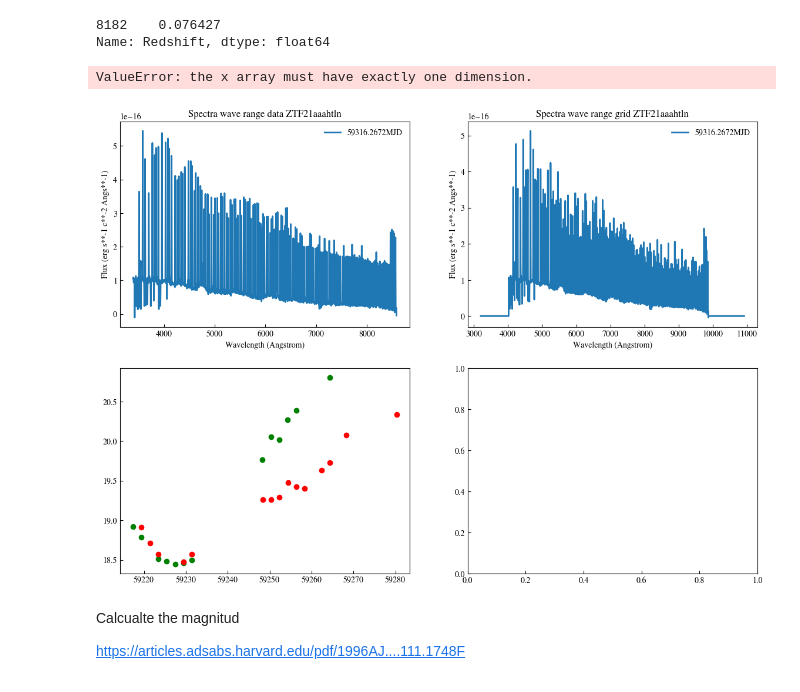
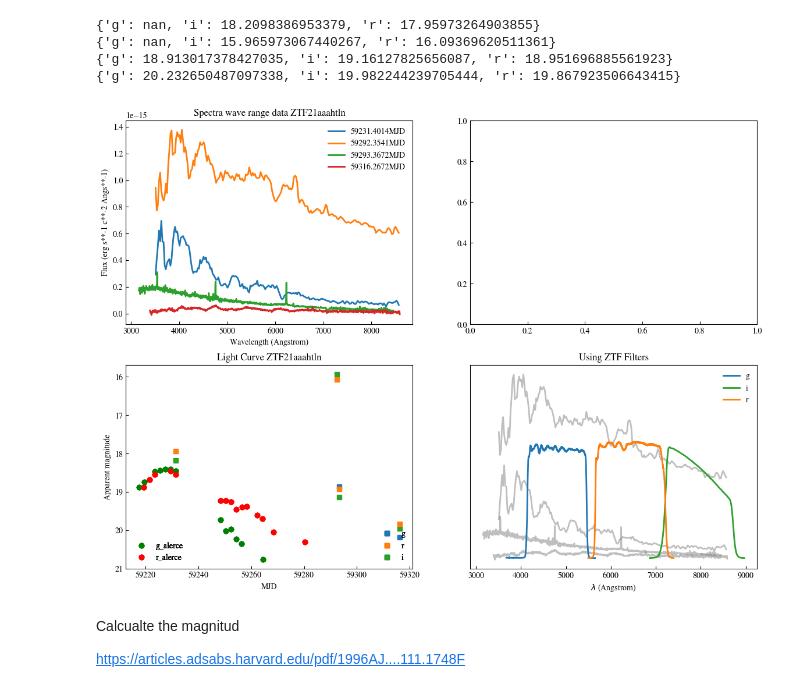
Before and after one commit to jurados/SNeMPhyVAE, a Jupyter notebook: ExamplesLightcurveAndFlux.ipynb, the cells around one changed output. Saved outputs shown, nothing was run; the diff lists cells and outputs as text; code cells hidden in the pictures.

```diff
--- a/ExamplesLightcurveAndFlux.ipynb
+++ b/ExamplesLightcurveAndFlux.ipynb
@@ -192,0 +294,3 @@ plt.show()
+# %%
+spectrum = raw_spectra.groupby('mjd').agg(list).reset_index()
+spectrum
@@ -230,4 +342,6 @@ def obtain_magnitude_flux(spectrum:pd.DataFrame,instrument:str) -> dict:
     return mags
+# %%
+spectrum = raw_spectra
 # %%
 instrument = 'ztf'
 if instrument == 'ztf':
@@ -238,8 +352,6 @@ else:
     bands = ['u','g','r','i','z','y']
 
 wave = np.array([4746.48, 6366.38])
-
-
 
 fig, ax = plt.subplots()
 for _, row in spectrum.iterrows():
@@ -252,7 +364,10 @@ for _, row in spectrum.iterrows():
     # This calculate the magnitude of the spectrum based on
     # the integration of the flux
 
-    magnitude_integrated = obtain_magnitude_flux(spectrum=row, instrument=instrument)
+    try:
+        magnitude_integrated = obtain_magnitude_flux(spectrum=row, instrument=instrument)
+    except:
+        continue
     for bandapass, magnitude in magnitude_integrated.items():
         ax.scatter(row.mjd,magnitude)
         if instrument == 'ztf':
@@ -279,2 +392,2 @@ for _, row in spectrum.iterrows():
 # %%
-spectra_metadata[spectra_metadata['IAU name'] == 'SN 2021gd']
+redshift = spectra_metadata[spectra_metadata['IAU name'] == 'SN 2021gd']['Redshift'].iloc[0]
@@ -285,9 +394,3 @@ spectra_metadata[spectra_metadata['IAU name'] == 'SN 2021gd']
-# %%
-correction_redshift = spectra_metadata[spectra_metadata['IAU name'] == 'SN 2021gd']['Redshift']
-correction_redshift
-# %% [output]
-8182    0.076427
-Name: Redshift, dtype: float64
 # %%
 instrument = 'ztf'
 if instrument == 'ztf':
@@ -297,16 +400,19 @@ else:
     colors = ['C0','C1','C2','C3','C4','C5']
     bands = ['u','g','r','i','z','y']
 
+wave = np.array([4746.48, 6366.38])
+
 fig, ((ax0,ax1),(ax2,ax3)) = plt.subplots(nrows=2,ncols=2, figsize=(14, 10))
-oid = spectrum.oid.unique()[0]
+oid = 'ZTF21aaahtln'
 for _, row in spectrum.iterrows():
 
     # This calculate the x-axis and y-axis of the spectrum
-    x_spectrum = np.linspace(row.lambda_data_min/(1+correction_redshift),row.lambda_data_max/(1+correction_redshift), len(row.flux_lambda))
-    y_spectrum = row.flux_lambda
+    #x_spectrum = np.linspace(row.lambda_data_min/(1+correction_redshift),row.lambda_data_max/(1+correction_redshift), len(row.flux_lambda))
+    x_spectrum = np.array(row['lambda'])/(1+redshift)
+    y_spectrum = row.flux_log10lambda_rolling
 
-    x_spectrum_grid = np.linspace(row.lambda_grid_min,row.lambda_grid_max, row.nlambda_grid)
-    y_spectrum_grid = interpolate_flux(row)
+    #x_spectrum_grid = np.linspace(row.lambda_grid_min,row.lambda_grid_max, row.nlambda_grid)
+    #y_spectrum_grid = interpolate_flux(row)
 
     ax0.plot(x_spectrum, y_spectrum,label=f'{row.mjd:.4f}MJD')
     ax0.set_ylabel('Flux (erg s**-1 c**-2 Angs**-1)')
@@ -317,59 +423,65 @@ for _, row in spectrum.iterrows():
     ax0.set_title(f'Spectra wave range data {oid}')
     ax0.legend(frameon=False)
 
-    ax1.plot(x_spectrum_grid, y_spectrum_grid,label=f'{row.mjd:.4f}MJD')
-    ax1.set_ylabel('Flux (erg s**-1 c**-2 Angs**-1)')
-    ax1.set_xlabel('Wavelength (Angstrom)')
-    ax1.set_title(f'Spectra wave range grid {oid}')
-    ax1.legend(frameon=False)
+    #ax1.plot(x_spectrum_grid, y_spectrum_grid,label=f'{row.mjd:.4f}MJD')
+    #ax1.set_ylabel('Flux (erg s**-1 c**-2 Angs**-1)')
+    #ax1.set_xlabel('Wavelength (Angstrom)')
+    #ax1.set_title(f'Spectra wave range grid {oid}')
+    #ax1.legend(frameon=False)
 
     for group_name, group in objective_ligtcurve.groupby('fid'):
         color = 'green' if group_name == 1 else 'red'
-        ax2.scatter(x=group.mjd, y=group.magpsf, color=color)
+        extinction_correction = extinction.ccm89(wave, 0.0375, 3.1)[0] if group_name == 1 else extinction.ccm89(wave, 0.0375, 3.1)[1]
+        ax2.scatter(x=group.mjd, y=group.magpsf - extinction_correction, color=color)
 
     # This calculate the magnitude of the spectrum based on
     # the integration of the flux
 
     magnitude_integrated = obtain_magnitude_flux(spectrum=row, instrument=instrument)
     for bandapass, magnitude in magnitude_integrated.items():
-        ax2.scatter(row.mjd,magnitude)
         if instrument == 'ztf':
             color = colors[0] if 'g' in bandapass else colors[1] if 'r' in bandapass else colors[2]
+            extinction_correction = extinction.ccm89(wave, 0.0375, 3.1)[0] if 'g' in bandapass else extinction.ccm89(wave, 0.0375, 3.1)[1]
             #label =
-            ax2.scatter(row.mjd,magnitude, marker='s',color = color)
+            ax2.scatter(row.mjd,magnitude - extinction_correction, marker='s',color = color)
         else:
             color = colors[0] if 'u' in bandapass else colors[1] if 'g' in bandapass else colors[2] if 'r' in bandapass else colors[3] if 'i' in bandapass else colors[4] if 'z' in bandapass else colors[5]
             ax2.scatter(row.mjd,magnitude, marker='s',color = color)
 
     handles = [mlines.Line2D([], [], c=color, marker='s',ls='') for color in colors]
     leg1 = ax2.legend(handles, bands, loc='lower right',frameon=False)
     ax2.add_artist(leg1)
     handles = [mlines.Line2D([], [], c=color, marker='o',ls='') for color in ['g', 'r']]
     leg2 = ax2.legend(handles, ['g_alerce', 'r_alerce'], loc='lower left',frameon=False)
     ax2.add_artist(leg2)
 
     ax2.yaxis.set_inverted(True)
     ax2.set_xlabel('MJD')
     ax2.set_ylabel('Apparent magnitude')
     ax2.set_title(f'Light Curve {oid}')
 
-idx_spec = 0
+
+    #x_spectrum = np.linspace(spectrum.iloc[idx_spec].lambda_data_min,spectrum.iloc[idx_spec].lambda_data_max,len(spectrum.iloc[idx_spec].flux_lambda))
+    #y_spectrum = np.array(spectrum.iloc[idx_spec].flux_lambda)*1e15
+    x_spectrum = np.array(row['lambda'])/(1+0.076427)
+    y_spectrum = np.array(row.flux_lambda) *1e15
+    ax3.plot(x_spectrum, y_spectrum, alpha = 0.5, color='gray')
 for band, sv in ztf_sv_dict.items():
     color = 'C0' if band == 'g' else 'C1' if band == 'r' else 'C2'
     x, y = zip(*ztf_sv_dict[band])
-    x_spectrum = np.linspace(spectrum.iloc[idx_spec].lambda_data_min,spectrum.iloc[idx_spec].lambda_data_max,len(spectrum.iloc[idx_spec].flux_lambda))
-    y_spectrum = np.array(spectrum.iloc[idx_spec].flux_lambda)*1e15
-    ax3.plot(x_spectrum, y_spectrum, alpha = 0.5, color='gray')
     ax3.plot(x,y,label=f'{band}', color=color)
-    ax3.set_xlabel(r'$\lambda$ (Angstrom)')
-    ax3.set_yticklabels([])
-    ax3.set_yticks([])
-    ax3.set_title('Using ZTF Filters')
+ax3.set_xlabel(r'$\lambda$ (Angstrom)')
+ax3.set_yticklabels([])
+ax3.set_yticks([])
+ax3.set_title('Using ZTF Filters')
 ax3.legend(frameon=False)
 plt.show()
 # %% [output]
-ValueError: the x array must have exactly one dimension.
+{'g': nan, 'i': 18.2098386953379, 'r': 17.95973264903855}
+{'g': nan, 'i': 15.965973067440267, 'r': 16.09369620511361}
+{'g': 18.913017378427035, 'i': 19.16127825656087, 'r': 18.951696885561923}
+{'g': 20.232650487097338, 'i': 19.982244239705444, 'r': 19.867923506643415}
-[figure, old version]
+[figure, new version]
 # %%
 def obtain_lambda_grid(df:pd.Series) -> list[float]:
 
```
Also changed, not shown: parts of 28 cells of this notebook, 1 other file.
